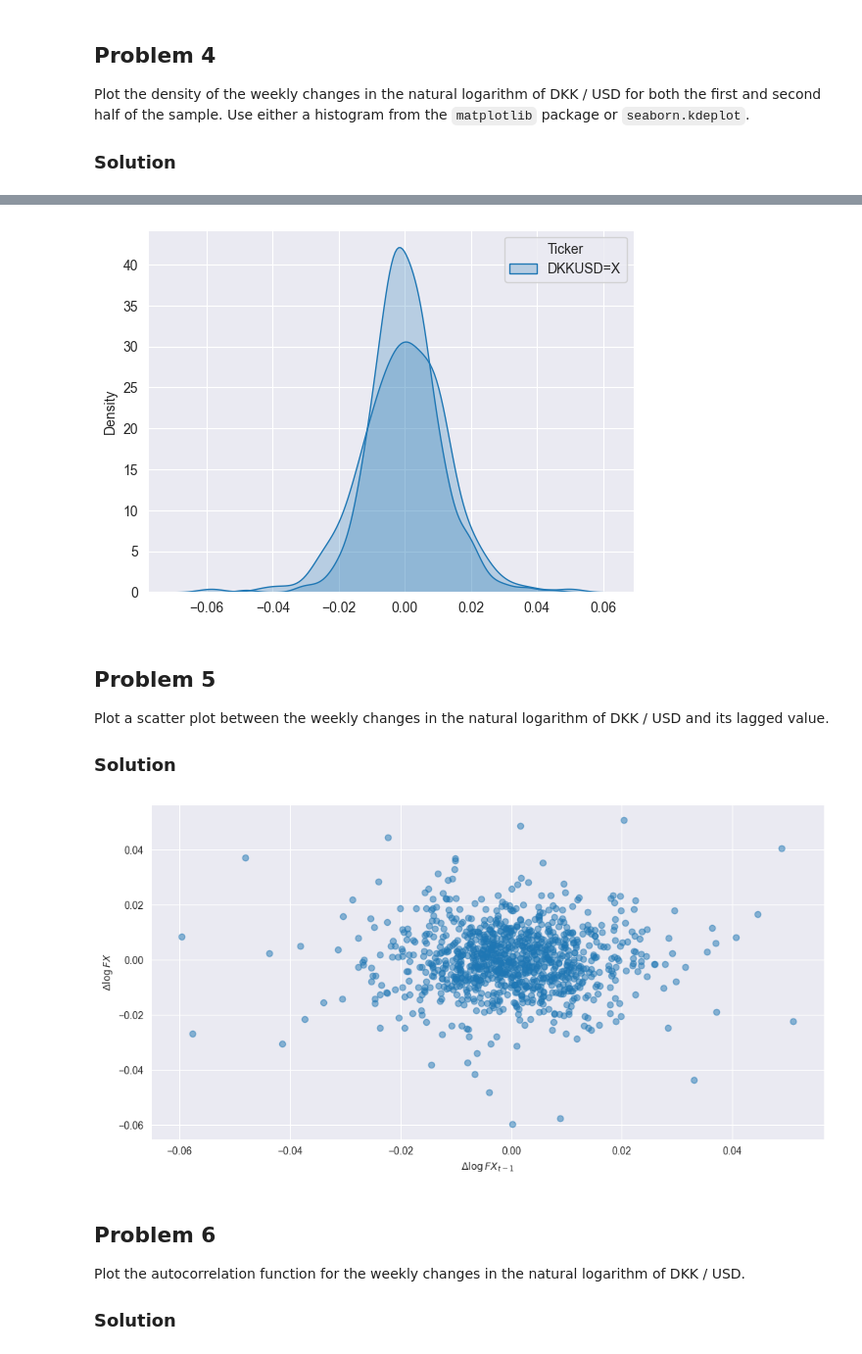
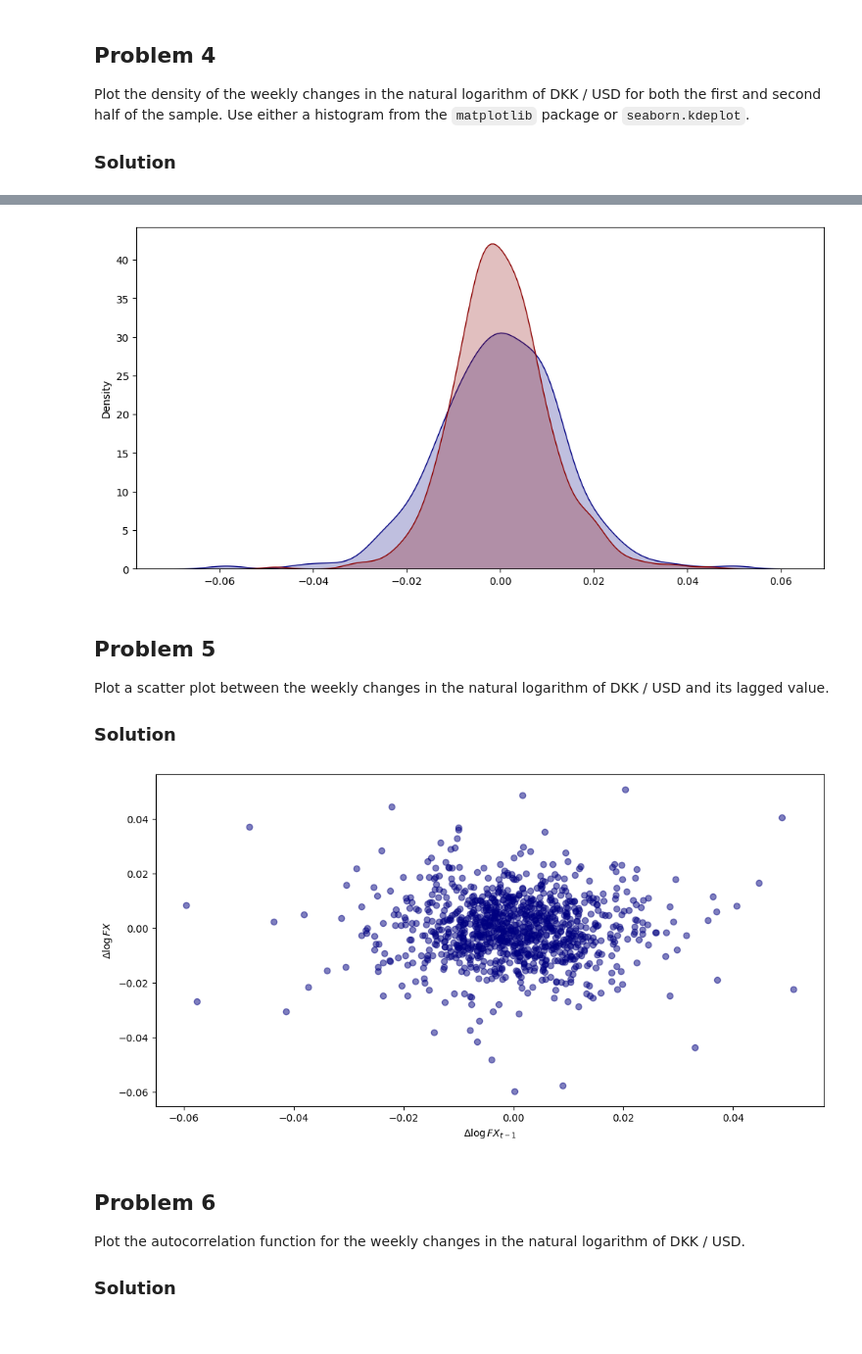
Before and after one commit to staxmetrics/python_for_the_financial_economist, a Jupyter notebook: lectures_and_exercises/2025/week_2/solution_market_invariants.ipynb, the cells around one changed output, grey strips where cells are left out. Shown at 98% size. Drawn from its saved outputs; the diff is of its cells as text; code cells hidden in the pictures.

```diff
--- a/lectures_and_exercises/2025/week_2/solution_market_invariants.ipynb
+++ b/lectures_and_exercises/2025/week_2/solution_market_invariants.ipynb
@@ -107,9 +127,13 @@ half_point = int(len(weekly_chg_log_dkkusd) / 2)
 # %%
 import seaborn as sns
-sns.kdeplot(weekly_chg_log_dkkusd[:half_point], fill=True, color="navy", label="First-half");
-sns.kdeplot(weekly_chg_log_dkkusd[half_point: ], fill=True, color="darkred", label="Second-half");
+
+fig, ax = plt.subplots(figsize=(12, 6))
+sns.kdeplot(weekly_chg_log_dkkusd[:half_point].values.flatten(),
+            fill=True, color="navy", label="First-half", ax=ax)
+sns.kdeplot(weekly_chg_log_dkkusd[half_point: ].values.flatten(),
+            fill=True, color="darkred", label="Second-half", ax=ax);
 # %% [output]
-[figure, old version]
+[figure, new version]
 # %% [markdown]
 ## Problem 5
 
@@ -119,13 +143,13 @@ Plot a scatter plot between the weekly changes in the natural logarithm of DKK /
 # %%
 fig, ax = plt.subplots(figsize=(12, 6))
 
-pd.plotting.lag_plot(weekly_chg_log_dkkusd, alpha=0.5, ax=ax) # using pandas functionality
-ax.set_xlabel('$\Delta \log FX_{t-1}$')
-ax.set_ylabel('$\Delta \log FX$');
+pd.plotting.lag_plot(weekly_chg_log_dkkusd, alpha=0.5, ax=ax, c="navy") # using pandas functionality
+ax.set_xlabel('$\\Delta \\log FX_{t-1}$')
+ax.set_ylabel('$\\Delta \\log FX$');
 
 plt.show()
 # %% [output]
-[figure, old version]
+[figure, new version]
 # %% [markdown]
 ## Problem 6
 
```
Also changed, not shown: parts of 5 cells of this notebook, 9 other files.
